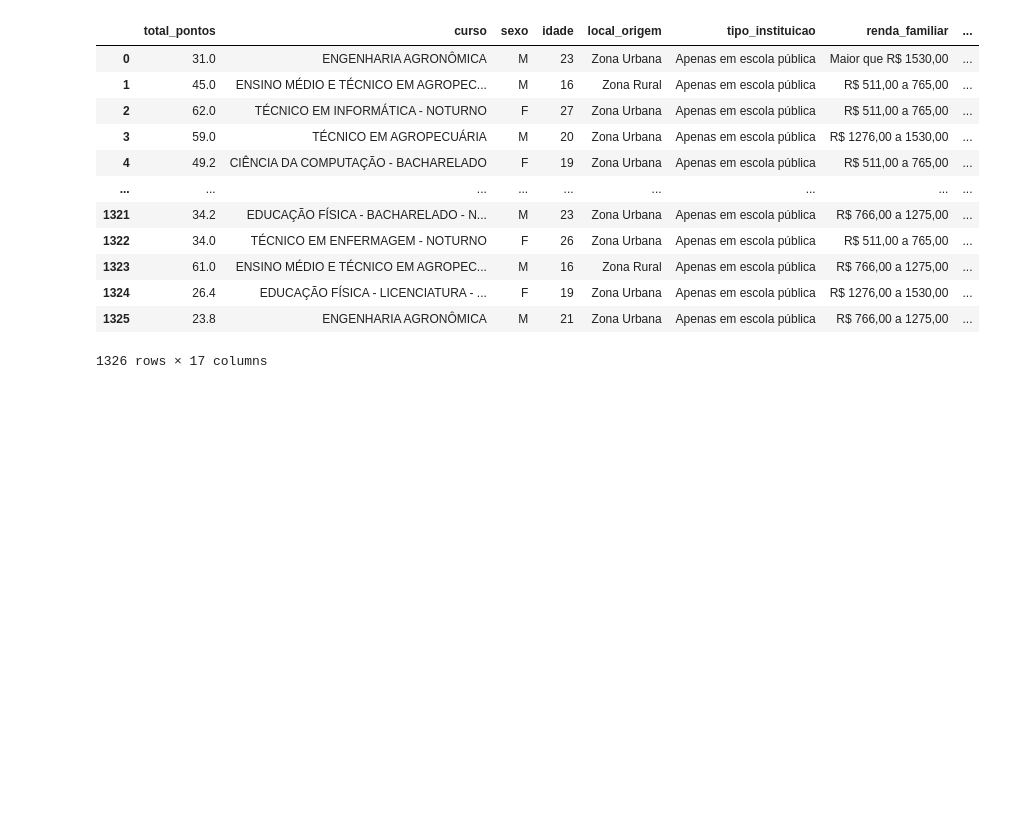
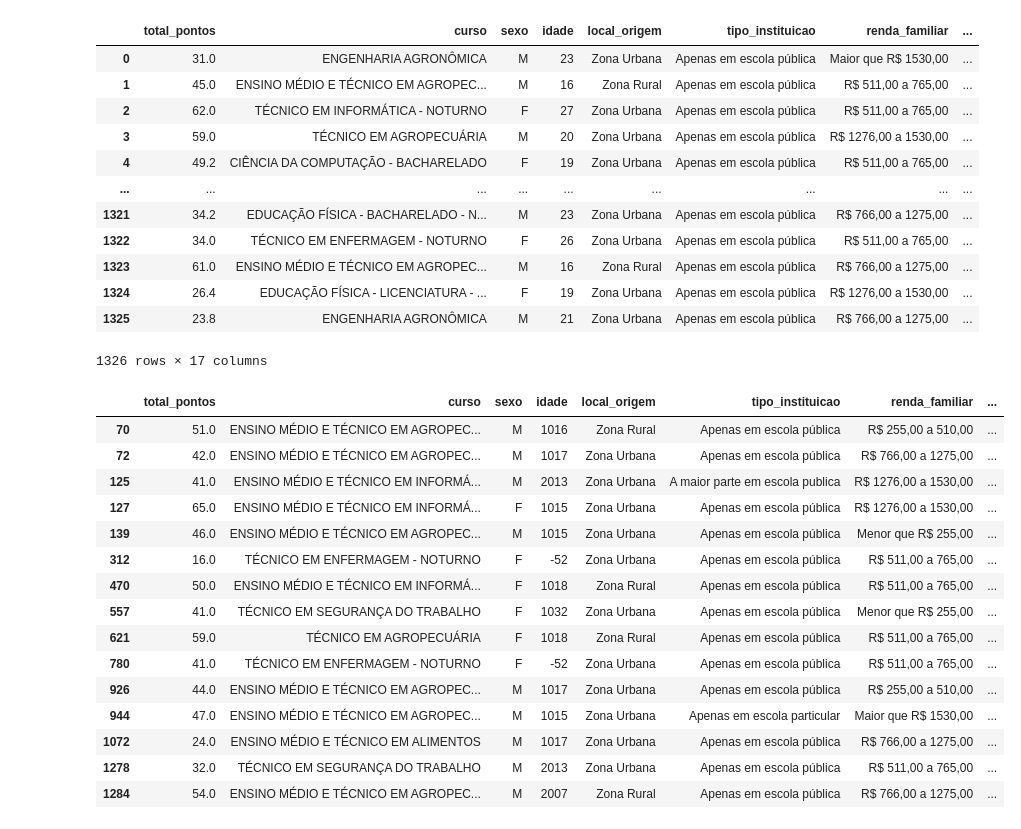
Before and after one commit to victor-s-santos/discovering-association-rules, a Jupyter notebook: 03-entrance_exam/pre-processing.ipynb, the cells around one changed output. Cells and saved outputs as stored; diff of their text form; code cells hidden in the pictures; blank space fills up the shorter version.

Commit message:
finding incorrect values from idade

```diff
--- a/03-entrance_exam/pre-processing.ipynb
+++ b/03-entrance_exam/pre-processing.ipynb
@@ -64,3 +64,23 @@ df
 | 1324 | 26.4 | EDUCAÇÃO FÍSICA - LICENCIATURA - ... | F | 19 | Zona Urbana | Apenas em escola pública | R$ 1276,00 a 1530,00 | ... |
 | 1325 | 23.8 | ENGENHARIA AGRONÔMICA | M | 21 | Zona Urbana | Apenas em escola pública | R$ 766,00 a 1275,00 | ... |
 1326 rows × 17 columns
+# %%
+#Finding the incorrect values from 'idade'
+df[(df['idade'] > 90) | (df['idade'] < 0)]
+# %% [output]
+|  | total_pontos | curso | sexo | idade | local_origem | tipo_instituicao | renda_familiar | ... |
+| 70 | 51.0 | ENSINO MÉDIO E TÉCNICO EM AGROPEC... | M | 1016 | Zona Rural | Apenas em escola pública | R$ 255,00 a 510,00 | ... |
+| 72 | 42.0 | ENSINO MÉDIO E TÉCNICO EM AGROPEC... | M | 1017 | Zona Urbana | Apenas em escola pública | R$ 766,00 a 1275,00 | ... |
+| 125 | 41.0 | ENSINO MÉDIO E TÉCNICO EM INFORMÁ... | M | 2013 | Zona Urbana | A maior parte em escola publica | R$ 1276,00 a 1530,00 | ... |
+| 127 | 65.0 | ENSINO MÉDIO E TÉCNICO EM INFORMÁ... | F | 1015 | Zona Urbana | Apenas em escola pública | R$ 1276,00 a 1530,00 | ... |
+| 139 | 46.0 | ENSINO MÉDIO E TÉCNICO EM AGROPEC... | M | 1015 | Zona Urbana | Apenas em escola pública | Menor que R$ 255,00 | ... |
+| 312 | 16.0 | TÉCNICO EM ENFERMAGEM - NOTURNO | F | -52 | Zona Urbana | Apenas em escola pública | R$ 511,00 a 765,00 | ... |
+| 470 | 50.0 | ENSINO MÉDIO E TÉCNICO EM INFORMÁ... | F | 1018 | Zona Rural | Apenas em escola pública | R$ 511,00 a 765,00 | ... |
+| 557 | 41.0 | TÉCNICO EM SEGURANÇA DO TRABALHO | F | 1032 | Zona Urbana | Apenas em escola pública | Menor que R$ 255,00 | ... |
+| 621 | 59.0 | TÉCNICO EM AGROPECUÁRIA | F | 1018 | Zona Rural | Apenas em escola pública | R$ 511,00 a 765,00 | ... |
+| 780 | 41.0 | TÉCNICO EM ENFERMAGEM - NOTURNO | F | -52 | Zona Urbana | Apenas em escola pública | R$ 511,00 a 765,00 | ... |
+| 926 | 44.0 | ENSINO MÉDIO E TÉCNICO EM AGROPEC... | M | 1017 | Zona Urbana | Apenas em escola pública | R$ 255,00 a 510,00 | ... |
+| 944 | 47.0 | ENSINO MÉDIO E TÉCNICO EM AGROPEC... | M | 1015 | Zona Urbana | Apenas em escola particular | Maior que R$ 1530,00 | ... |
+| 1072 | 24.0 | ENSINO MÉDIO E TÉCNICO EM ALIMENTOS | M | 1017 | Zona Urbana | Apenas em escola pública | R$ 766,00 a 1275,00 | ... |
+| 1278 | 32.0 | TÉCNICO EM SEGURANÇA DO TRABALHO | M | 2013 | Zona Urbana | Apenas em escola pública | R$ 511,00 a 765,00 | ... |
+| 1284 | 54.0 | ENSINO MÉDIO E TÉCNICO EM AGROPEC... | M | 2007 | Zona Rural | Apenas em escola pública | R$ 766,00 a 1275,00 | ... |
```
